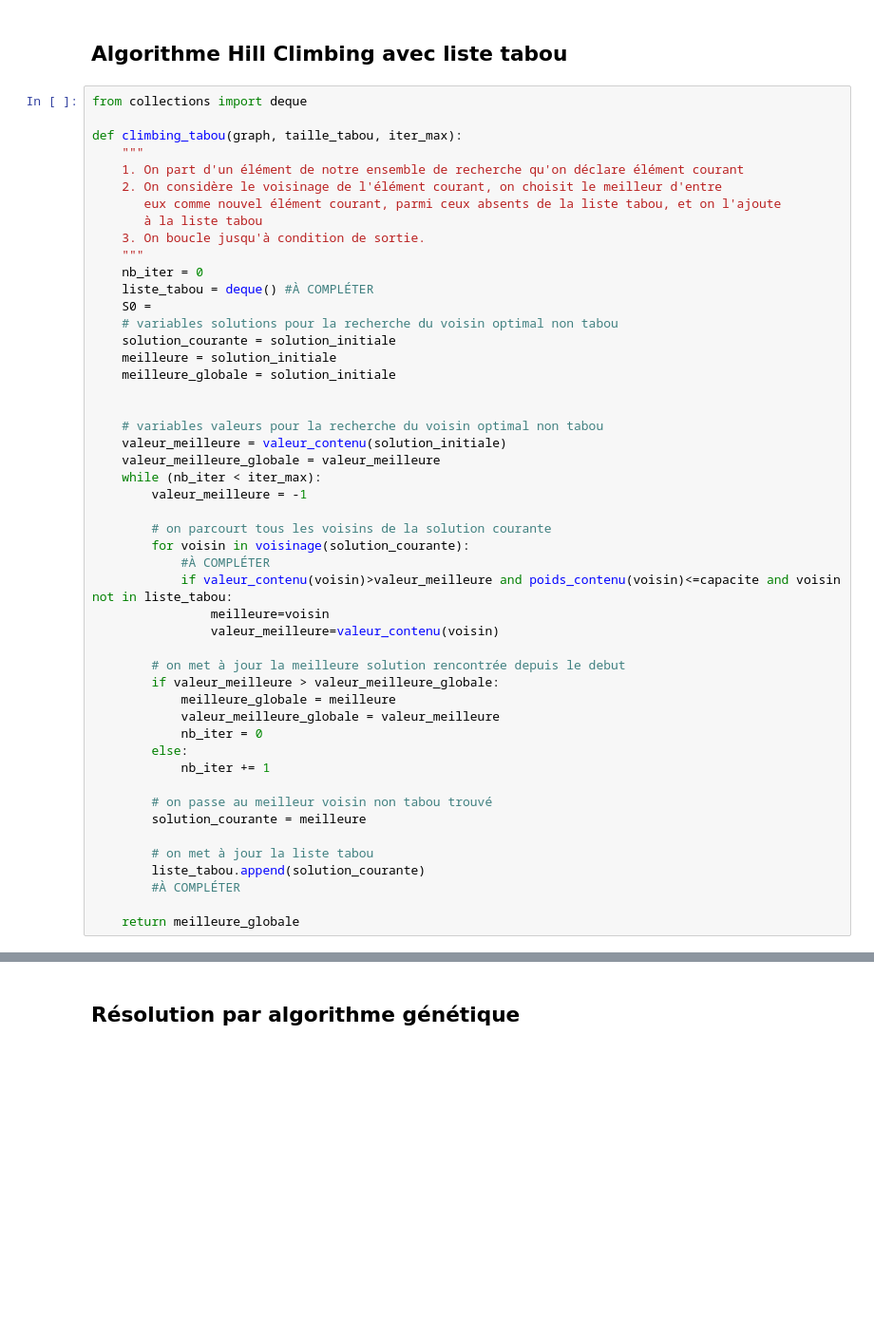
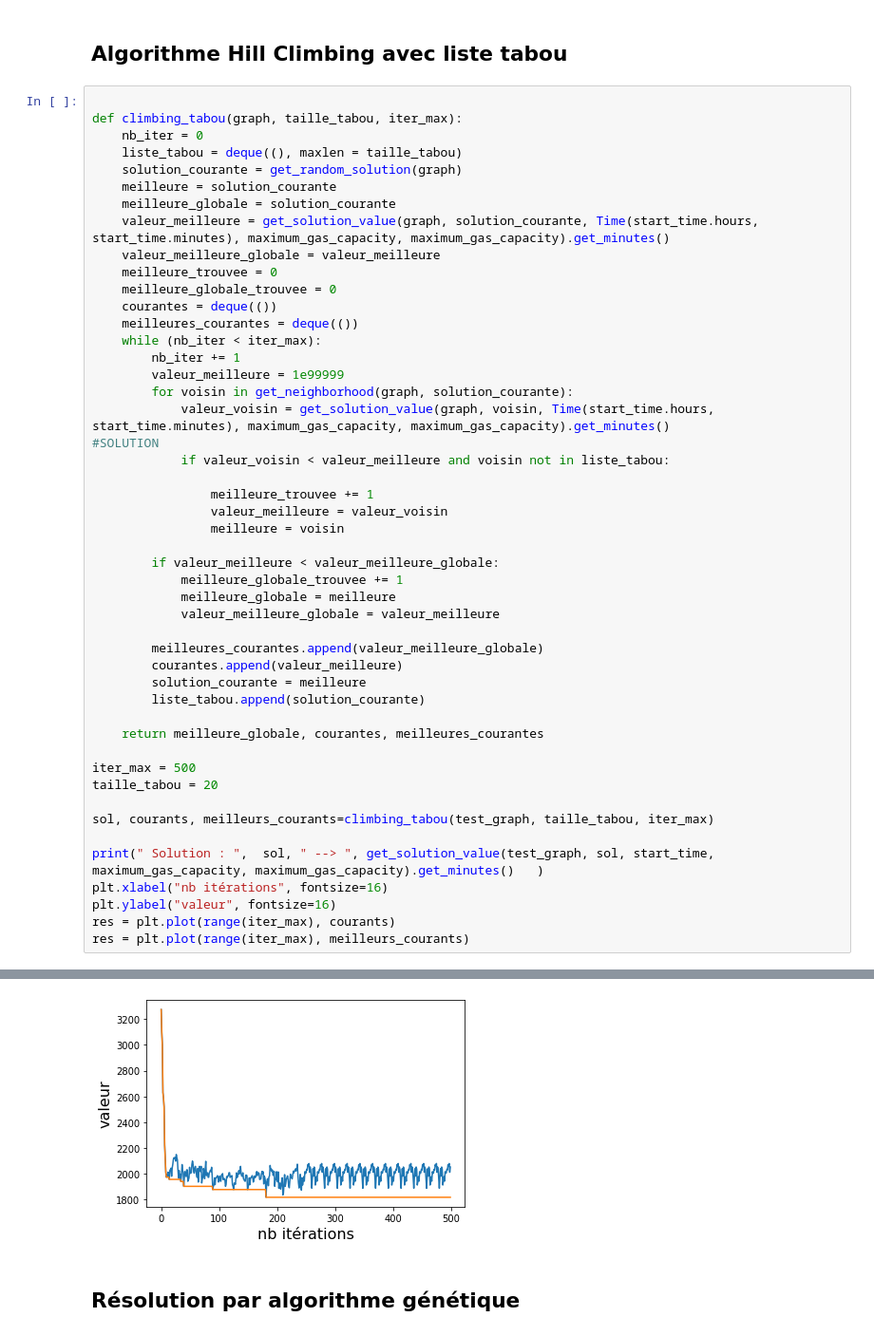
Before and after one commit to firebiscote/AlgoL1, a Jupyter notebook: Livrable.ipynb, the cells around one changed output, grey strips where cells are left out. Shown at 95% size. Drawn from its saved outputs; the diff is of its cells as text; blank space fills up the shorter version.

```diff
--- a/Livrable.ipynb
+++ b/Livrable.ipynb
@@ -476,52 +477,50 @@ NameError: name 'inital_gas_capacity' is not defined
 # %% [markdown]
 ## Algorithme Hill Climbing avec liste tabou
 # %%
-from collections import deque
 
 def climbing_tabou(graph, taille_tabou, iter_max):
-    """
-    1. On part d'un élément de notre ensemble de recherche qu'on déclare élément courant
-    2. On considère le voisinage de l'élément courant, on choisit le meilleur d'entre
-       eux comme nouvel élément courant, parmi ceux absents de la liste tabou, et on l'ajoute
-       à la liste tabou
-    3. On boucle jusqu'à condition de sortie.
-    """
     nb_iter = 0
-    liste_tabou = deque() #À COMPLÉTER
-    S0 =
-    # variables solutions pour la recherche du voisin optimal non tabou
-    solution_courante = solution_initiale
-    meilleure = solution_initiale
-    meilleure_globale = solution_initiale
+    liste_tabou = deque((), maxlen = taille_tabou)
+    solution_courante = get_random_solution(graph)
+    meilleure = solution_courante
+    meilleure_globale = solution_courante
+    valeur_meilleure = get_solution_value(graph, solution_courante, Time(start_time.hours, start_time.minutes), maximum_gas_capacity, maximum_gas_capacity).get_minutes()
+    valeur_meilleure_globale = valeur_meilleure
+    meilleure_trouvee = 0
+    meilleure_globale_trouvee = 0
+    courantes = deque(())
+    meilleures_courantes = deque(())
+    while (nb_iter < iter_max):
+        nb_iter += 1
+        valeur_meilleure = 1e99999
+        for voisin in get_neighborhood(graph, solution_courante):
+            valeur_voisin = get_solution_value(graph, voisin, Time(start_time.hours, start_time.minutes), maximum_gas_capacity, maximum_gas_capacity).get_minutes()                             #SOLUTION
+            if valeur_voisin < valeur_meilleure and voisin not in liste_tabou:
 
+                meilleure_trouvee += 1
+                valeur_meilleure = valeur_voisin
+                meilleure = voisin
 
-    # variables valeurs pour la recherche du voisin optimal non tabou
-    valeur_meilleure = valeur_contenu(solution_initiale)
-    valeur_meilleure_globale = valeur_meilleure
-    while (nb_iter < iter_max):
-        valeur_meilleure = -1
-
-        # on parcourt tous les voisins de la solution courante
-        for voisin in voisinage(solution_courante):
-            #À COMPLÉTER
-            if valeur_contenu(voisin)>valeur_meilleure and poids_contenu(voisin)<=capacite and voisin not in liste_tabou:
-                meilleure=voisin
-                valeur_meilleure=valeur_contenu(voisin)
-
-        # on met à jour la meilleure solution rencontrée depuis le debut
-        if valeur_meilleure > valeur_meilleure_globale:
+        if valeur_meilleure < valeur_meilleure_globale:
+            meilleure_globale_trouvee += 1
             meilleure_globale = meilleure
             valeur_meilleure_globale = valeur_meilleure
-            nb_iter = 0
-        else:
-            nb_iter += 1
 
-        # on passe au meilleur voisin non tabou trouvé
+        meilleures_courantes.append(valeur_meilleure_globale)
+        courantes.append(valeur_meilleure)
         solution_courante = meilleure
+        liste_tabou.append(solution_courante)
 
-        # on met à jour la liste tabou
-        liste_tabou.append(solution_courante)
-        #À COMPLÉTER
+    return meilleure_globale, courantes, meilleures_courantes
 
-    return meilleure_globale
+iter_max = 500
+taille_tabou = 20
+
+sol, courants, meilleurs_courants=climbing_tabou(test_graph, taille_tabou, iter_max)
+
+print(" Solution : ",  sol, " --> ", get_solution_value(test_graph, sol, start_time, maximum_gas_capacity, maximum_gas_capacity).get_minutes()   )
+plt.xlabel("nb itérations", fontsize=16)
+plt.ylabel("valeur", fontsize=16)
+res = plt.plot(range(iter_max), courants)
+res = plt.plot(range(iter_max), meilleurs_courants)
 # %% [output]
@@ -529,3 +528,4 @@ SyntaxError: invalid syntax (3080829095.py, line 13)
+[figure, added]
 # %% [markdown]
 ## Résolution par algorithme génétique
 # %%
```
Also changed, not shown: parts of 10 cells of this notebook.
